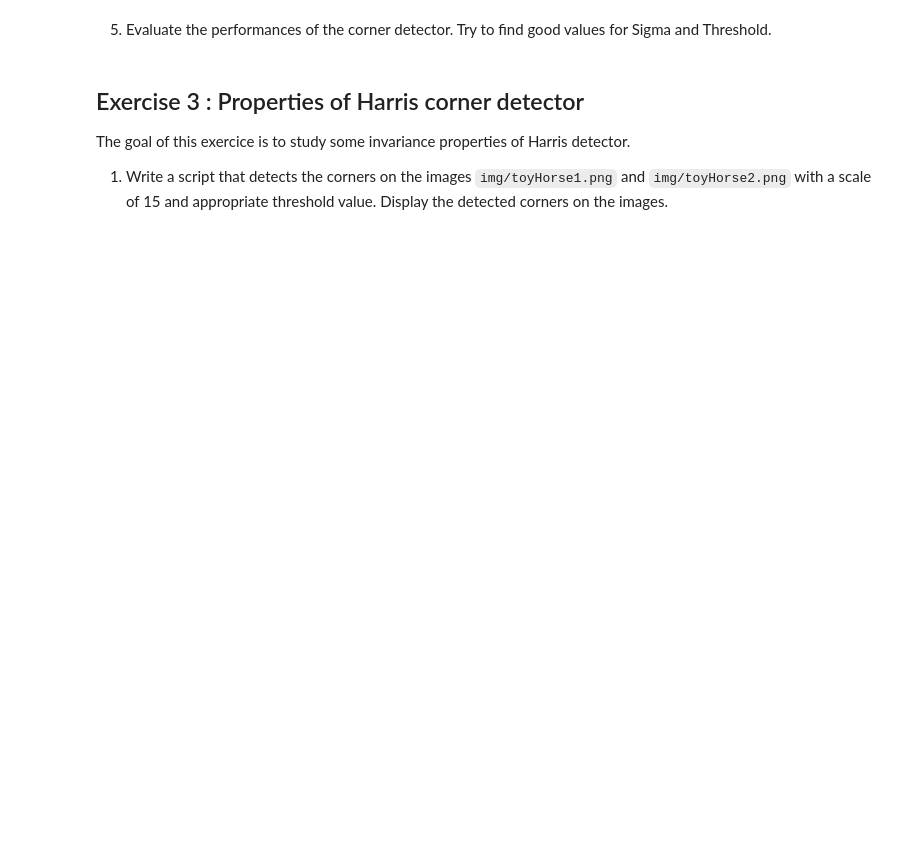
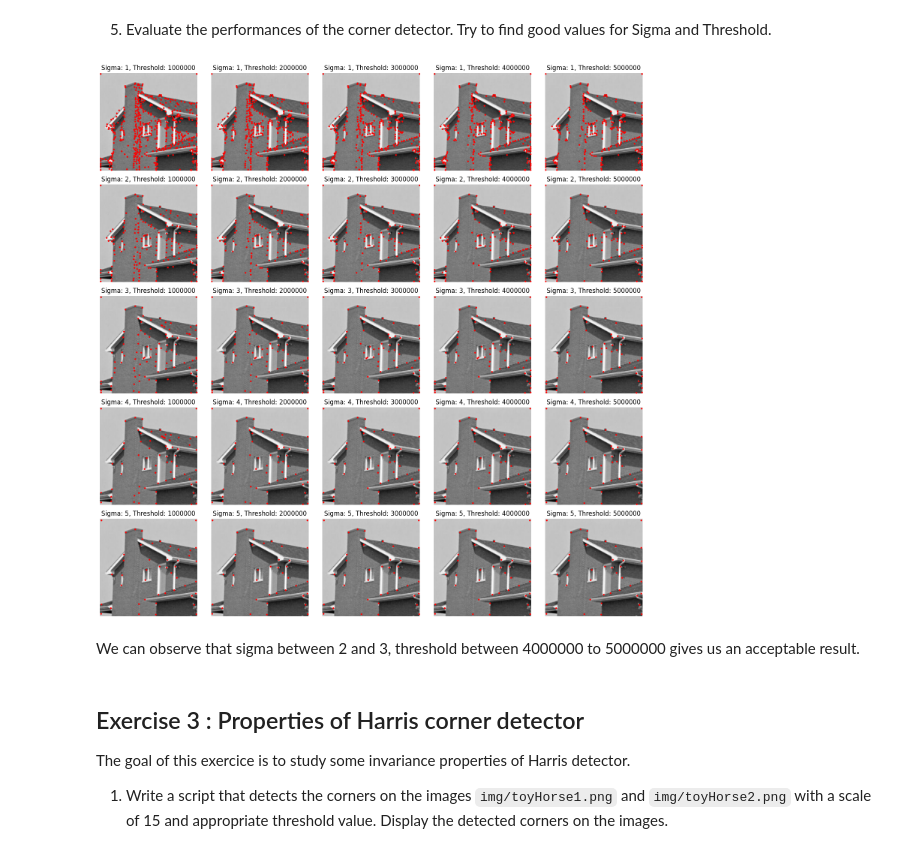
Before and after one commit to Yalda-Eftekhari/Basics-of-Image-Processing, a Jupyter notebook: TME6-Harris Corner Detector/TME6.ipynb, the cells around one changed output. Saved outputs shown, nothing was run; the diff lists cells and outputs as text; code cells hidden in the pictures; blank space fills up the shorter version.

```diff
--- a/TME6-Harris Corner Detector/TME6.ipynb
+++ b/TME6-Harris Corner Detector/TME6.ipynb
@@ -214,5 +217,35 @@ plt.show()
 # %% [markdown]
 5) Evaluate the performances of the corner detector. Try to find good values for Sigma and Threshold.
+# %%
+import numpy as np
+import cv2
+import matplotlib.pyplot as plt
+
+# Example of testing multiple parameters
+sigma_values = [1, 2, 3, 4, 5]
+threshold_values = [1000000, 2000000, 3000000, 4000000, 5000000]
+
+# Create a subplot grid for displaying images
+fig, axs = plt.subplots(len(sigma_values), len(threshold_values), figsize=(15, 15))
+
+for i, sigma in enumerate(sigma_values):
+    for j, threshold in enumerate(threshold_values):
+        scale = (sigma * 6) + 1
+        corners_detected = cornerDetector(house2, scale=scale, kappa=0.04, thres=threshold)
+        y_coords, x_coords = np.nonzero(corners_detected)
+
+        # Visualize results in the respective subplot
+        axs[i, j].imshow(cv2.cvtColor(house2, cv2.COLOR_BGR2RGB))
+        axs[i, j].scatter(x_coords, y_coords, c='red', s=5)
+        axs[i, j].axis('off')
+        axs[i, j].set_title(f'Sigma: {sigma}, Threshold: {threshold}')
+
+plt.tight_layout()
+plt.show()
+# %% [output]
+[figure, added]
+# %% [markdown]
+We can observe that sigma between 2 and 3, threshold between 4000000 to 5000000 gives us an acceptable result.
 # %% [markdown]
 ## Exercise 3 : Properties of Harris corner detector
 
```
Also changed, not shown: parts of 17 cells of this notebook, 2 other files.
